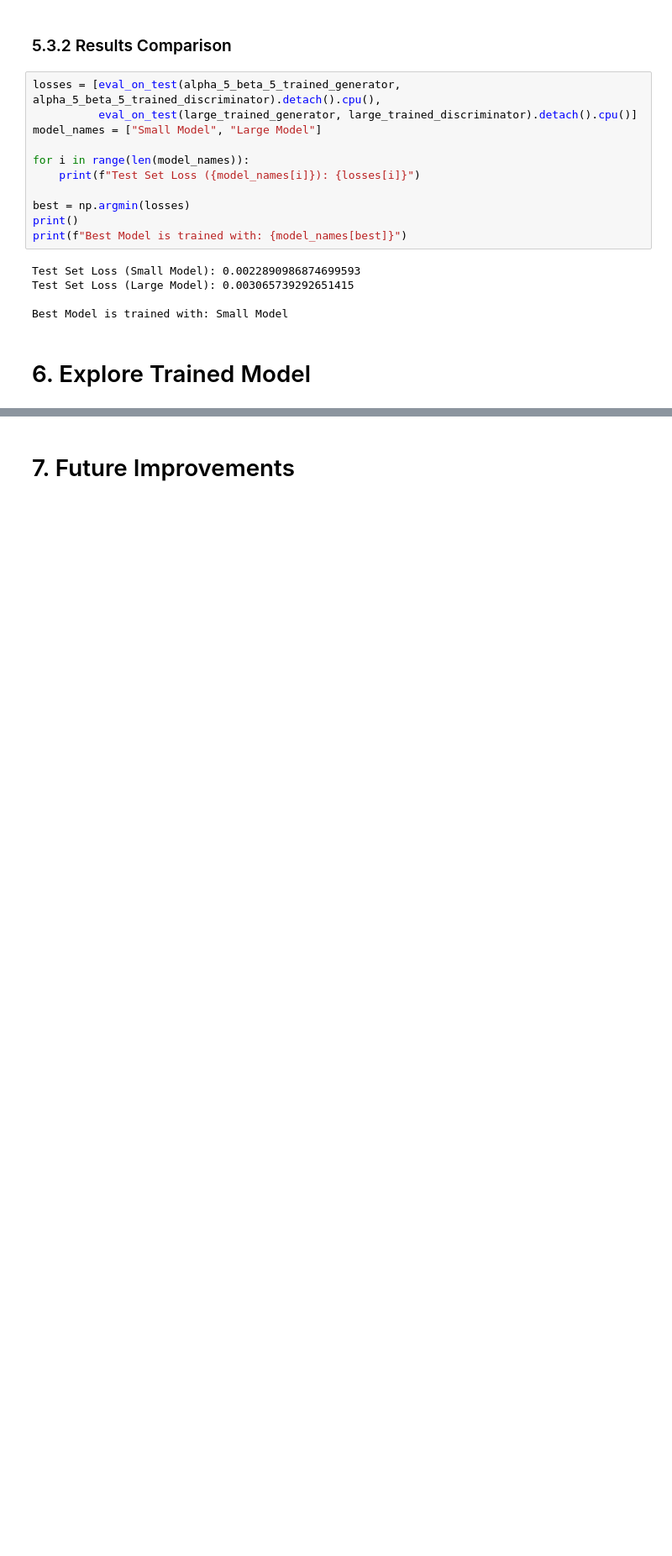
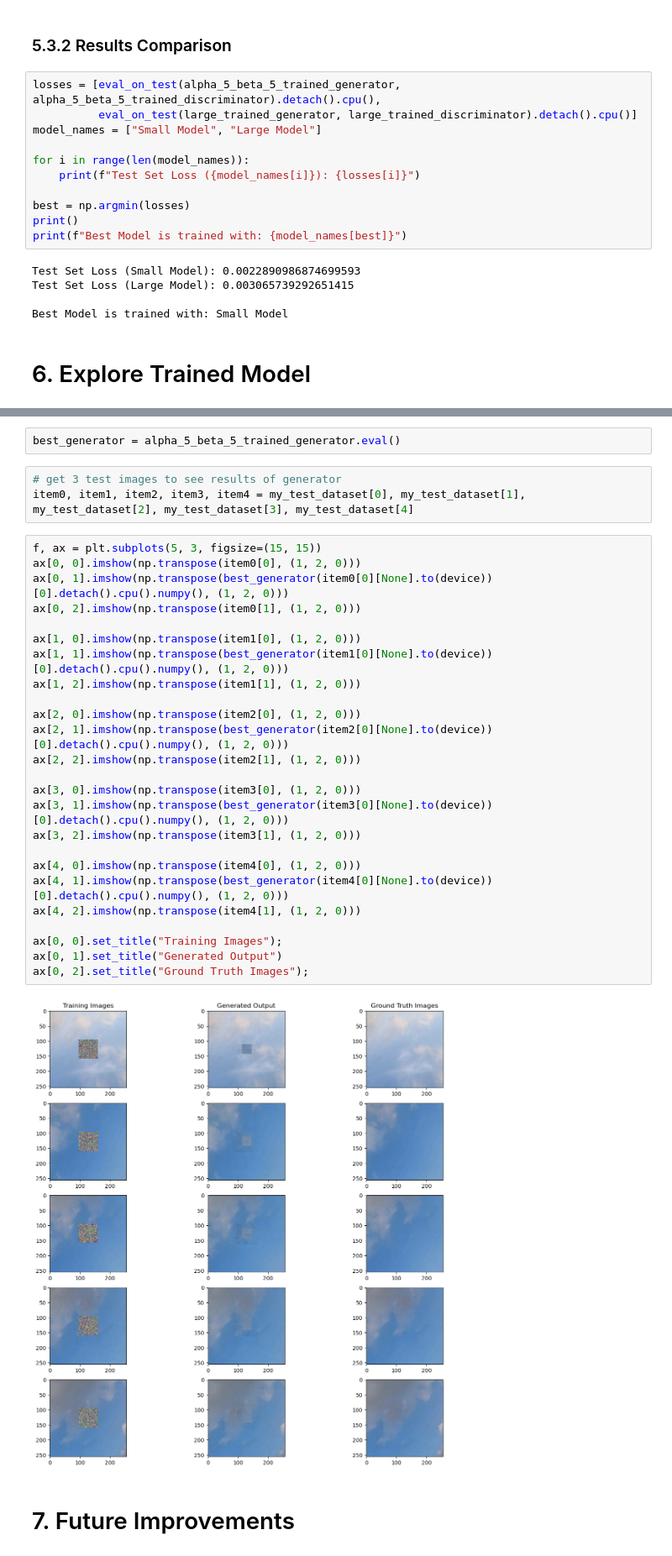
Before and after one commit to aivan6842/cs484-project, a Jupyter notebook: object-removal-and-impainting.ipynb, the cells around one changed output, grey strips where cells are left out. Shown at 84% size. Drawn from its saved outputs; the diff is of its cells as text; blank space fills up the shorter version.

```diff
--- a/object-removal-and-impainting.ipynb
+++ b/object-removal-and-impainting.ipynb
@@ -1109,2 +1088,34 @@ plt.imshow(np.transpose(item[1].detach().cpu().numpy(), (1, 2, 0)))
+# %%
+best_generator = alpha_5_beta_5_trained_generator.eval()
+# %%
+# get 3 test images to see results of generator
+item0, item1, item2, item3, item4 = my_test_dataset[0], my_test_dataset[1], my_test_dataset[2], my_test_dataset[3], my_test_dataset[4]
+# %%
+f, ax = plt.subplots(5, 3, figsize=(15, 15))
+ax[0, 0].imshow(np.transpose(item0[0], (1, 2, 0)))
+ax[0, 1].imshow(np.transpose(best_generator(item0[0][None].to(device))[0].detach().cpu().numpy(), (1, 2, 0)))
+ax[0, 2].imshow(np.transpose(item0[1], (1, 2, 0)))
+
+ax[1, 0].imshow(np.transpose(item1[0], (1, 2, 0)))
+ax[1, 1].imshow(np.transpose(best_generator(item1[0][None].to(device))[0].detach().cpu().numpy(), (1, 2, 0)))
+ax[1, 2].imshow(np.transpose(item1[1], (1, 2, 0)))
+
+ax[2, 0].imshow(np.transpose(item2[0], (1, 2, 0)))
+ax[2, 1].imshow(np.transpose(best_generator(item2[0][None].to(device))[0].detach().cpu().numpy(), (1, 2, 0)))
+ax[2, 2].imshow(np.transpose(item2[1], (1, 2, 0)))
+
+ax[3, 0].imshow(np.transpose(item3[0], (1, 2, 0)))
+ax[3, 1].imshow(np.transpose(best_generator(item3[0][None].to(device))[0].detach().cpu().numpy(), (1, 2, 0)))
+ax[3, 2].imshow(np.transpose(item3[1], (1, 2, 0)))
+
+ax[4, 0].imshow(np.transpose(item4[0], (1, 2, 0)))
+ax[4, 1].imshow(np.transpose(best_generator(item4[0][None].to(device))[0].detach().cpu().numpy(), (1, 2, 0)))
+ax[4, 2].imshow(np.transpose(item4[1], (1, 2, 0)))
+
+ax[0, 0].set_title("Training Images");
+ax[0, 1].set_title("Generated Output")
+ax[0, 2].set_title("Ground Truth Images");
+# %% [output]
+[figure, added]
 # %% [markdown]
 # 7. Future Improvements
```
Also changed, not shown: parts of 8 cells of this notebook.
